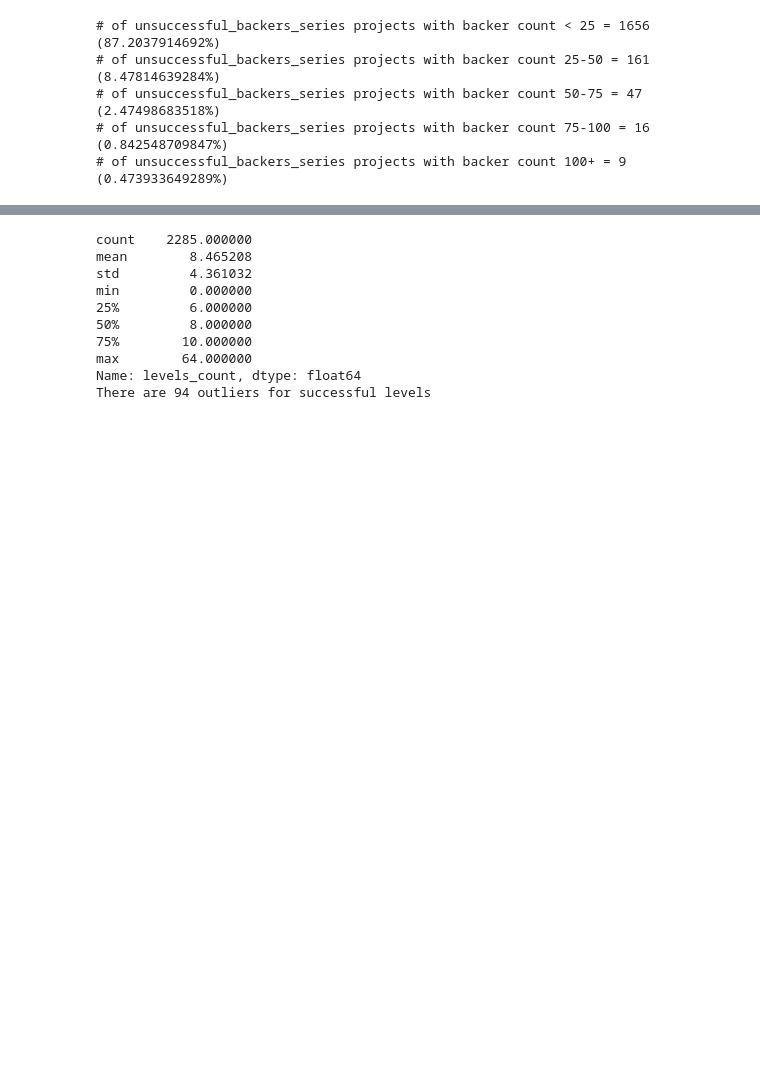
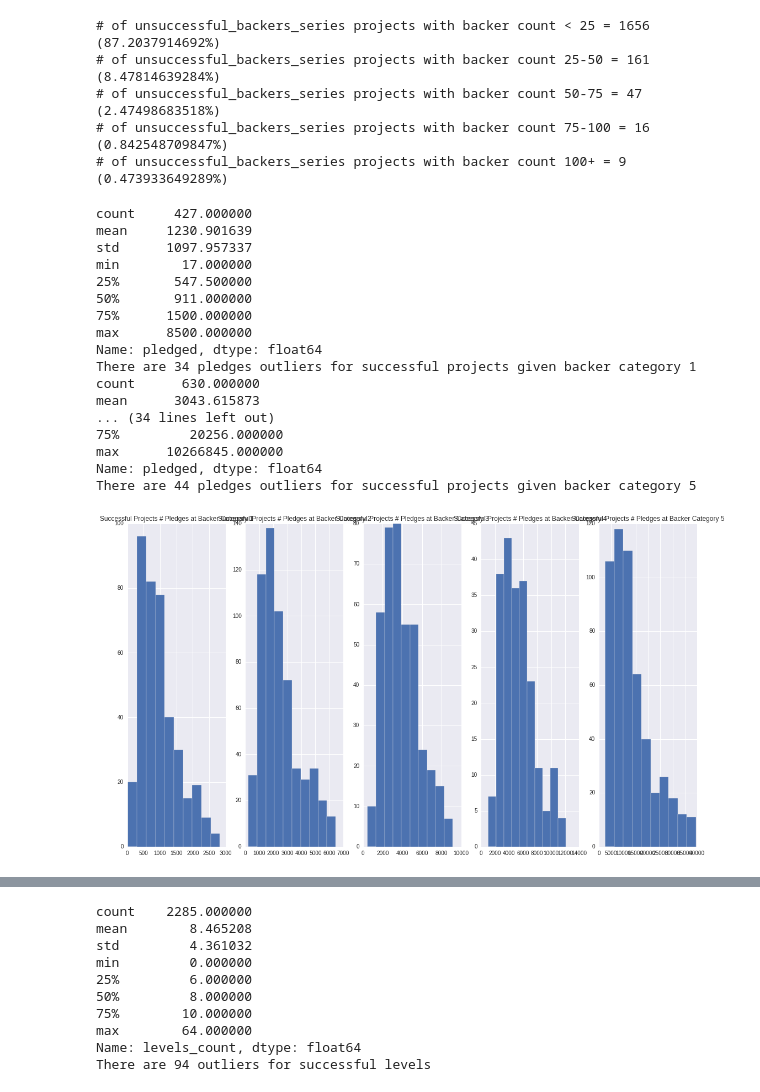
Before and after one commit to kevin11h/DataScienceModelingKickstarter, a Jupyter notebook: KickBack Machine Data EDA.ipynb, the cells around one changed output, grey strips where cells are left out. Cells and saved outputs as stored; diff of their text form; code cells hidden in the pictures; blank space fills up the shorter version.

```diff
--- a/KickBack Machine Data EDA.ipynb
+++ b/KickBack Machine Data EDA.ipynb
@@ -962,3 +974,61 @@ for (backer_category, backer_range) in zip(backer_categories, backer_ranges):
 # of unsuccessful_backers_series projects with backer count 50-75 = 47 (2.47498683518%)
 # of unsuccessful_backers_series projects with backer count 75-100 = 16 (0.842548709847%)
 # of unsuccessful_backers_series projects with backer count 100+ = 9 (0.473933649289%)
+# %%
+successful_projects_df = TRAIN_DF[successful_indices]
+unsuccessful_projects_df = TRAIN_DF[unsuccessful_indices]
+
+def assign_backers_bin_for_successful_or_unsuccessful_project(n_backers):
+    if 0 <= n_backers < 25:
+        return 1
+    elif 25 <= n_backers < 50:
+        return 2
+    elif 50 <= n_backers < 75:
+        return 3
+    elif 75 <= n_backers < 100:
+        return 4
+    else:
+        return 5
+
+successful_projects_df['backers_bin'] = successful_projects_df.backers_count.apply(assign_backers_bin_for_successful_or_unsuccessful_project)
+unsuccessful_projects_df['backers_bin'] = unsuccessful_projects_df.backers_count.apply(assign_backers_bin_for_successful_or_unsuccessful_project)
+# %%
+successful_pledges_and_backers_df_gb_levels = successful_projects_df[['backers_bin', 'pledged']].set_index('backers_bin')
+fig, ax = plt.subplots(nrows=1, ncols=5)
+fig.set_size_inches(18.5,10.5)
+
+for i in xrange(len(successful_pledges_and_backers_df_gb_levels.index.unique())):
+    pledges_of_ith_backers_bin = successful_pledges_and_backers_df_gb_levels.ix[i+1].pledged
+
+    pledges_of_ith_backers_bin_5SS = pledges_of_ith_backers_bin.describe()
+    print pledges_of_ith_backers_bin_5SS
+
+    iqr = pledges_of_ith_backers_bin_5SS['75%'] - pledges_of_ith_backers_bin_5SS['25%']
+    nonoutlier_range = (pledges_of_ith_backers_bin_5SS['25%'] - iqr*1.5, pledges_of_ith_backers_bin_5SS['75%'] + iqr*1.5)
+
+    outlier_successful_pledges_given_backers_indices = (pledges_of_ith_backers_bin < min(nonoutlier_range)).values | (pledges_of_ith_backers_bin > max(nonoutlier_range)).values
+    nonoutliers_of_successful_pledges_given_backers_series = pledges_of_ith_backers_bin[~outlier_successful_pledges_given_backers_indices]
+
+    nonoutliers_of_successful_pledges_given_backers_series.hist(ax=ax[i])
+    ax[i].set_title(('Successful Projects # Pledges at Backer Category %d'%(i+1)))
+
+    print 'There are {0} pledges outliers for successful projects given backer category {1}'.format(sum(outlier_successful_pledges_given_backers_indices), i+1)
+# %% [output]
+count     427.000000
+mean     1230.901639
+std      1097.957337
+min        17.000000
+25%       547.500000
+50%       911.000000
+75%      1500.000000
+max      8500.000000
+Name: pledged, dtype: float64
+There are 34 pledges outliers for successful projects given backer category 1
+count      630.000000
+mean      3043.615873
+... (34 lines left out)
+75%         20256.000000
+max      10266845.000000
+Name: pledged, dtype: float64
+There are 44 pledges outliers for successful projects given backer category 5
+[figure, added]
```
Also changed, not shown: parts of 26 cells of this notebook.
